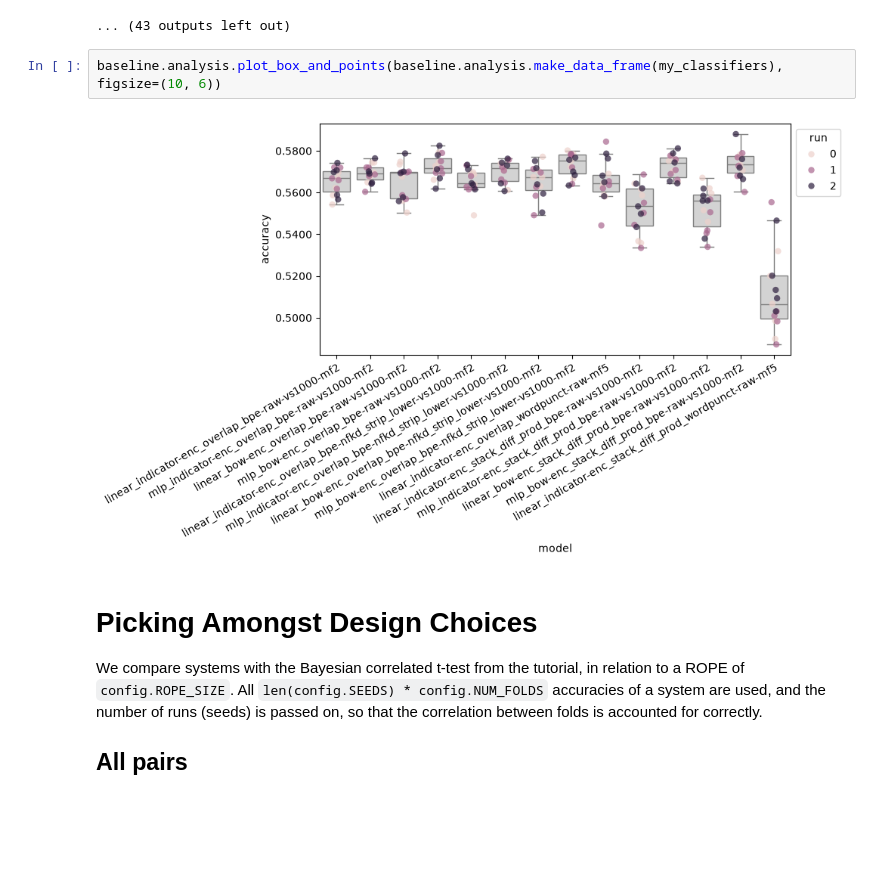
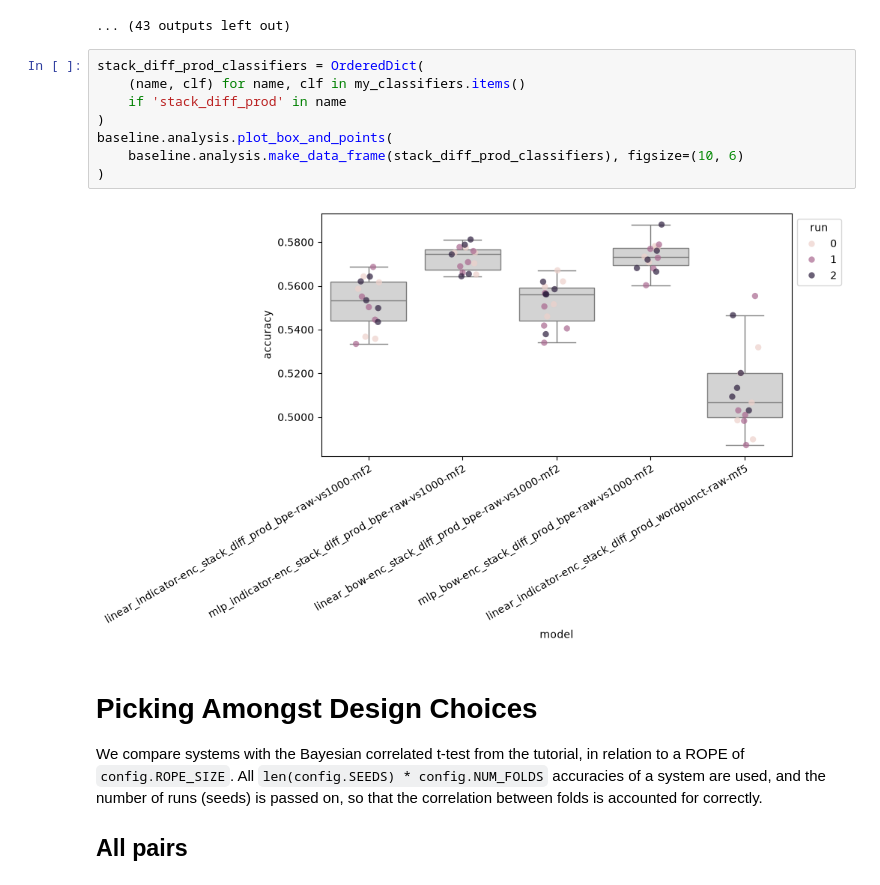
Before and after one commit to Joeyjdl/nlp1-student, a Jupyter notebook: part1/baseline/baseline.ipynb, the cells around one changed output. Cells and saved outputs as stored; diff of their text form; blank space fills up the shorter version.

Commit message:
Updated box plot figure

```diff
--- a/part1/baseline/baseline.ipynb
+++ b/part1/baseline/baseline.ipynb
@@ -760,9 +760,15 @@ Dataloader done! Time taken: 0.004 seconds
 Training...
 ... (43 outputs left out)
 # %%
-baseline.analysis.plot_box_and_points(baseline.analysis.make_data_frame(my_classifiers), figsize=(10, 6))
+stack_diff_prod_classifiers = OrderedDict(
+    (name, clf) for name, clf in my_classifiers.items()
+    if 'stack_diff_prod' in name
+)
+baseline.analysis.plot_box_and_points(
+    baseline.analysis.make_data_frame(stack_diff_prod_classifiers), figsize=(10, 6)
+)
 # %% [output]
-[figure, old version]
+[figure, new version]
 # %% [markdown]
 # Picking Amongst Design Choices
 
```
Also changed, not shown: parts of 1 cell of this notebook.
